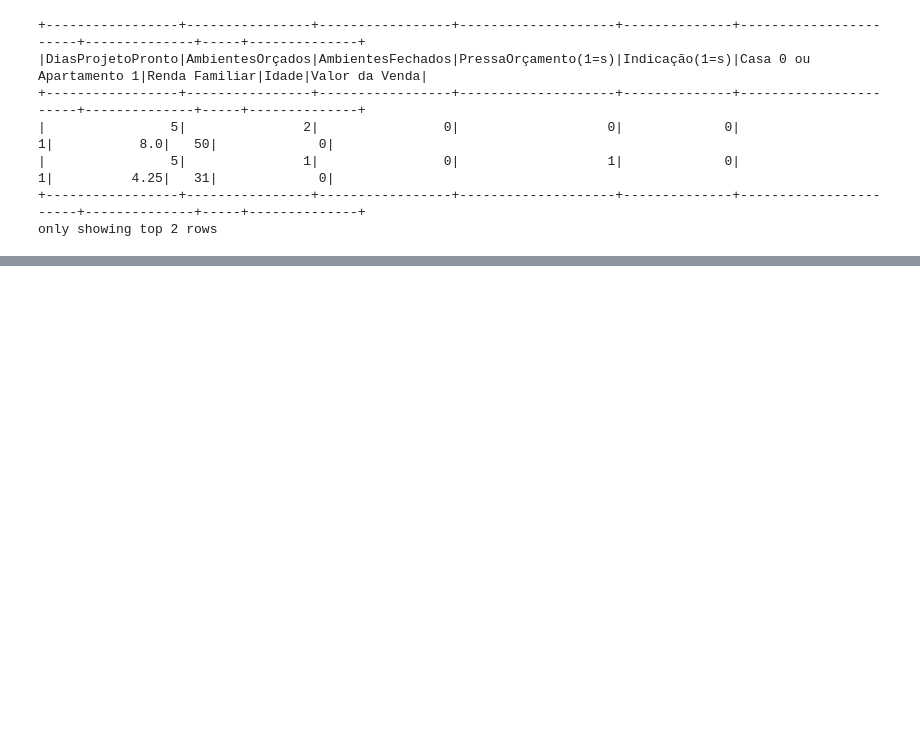
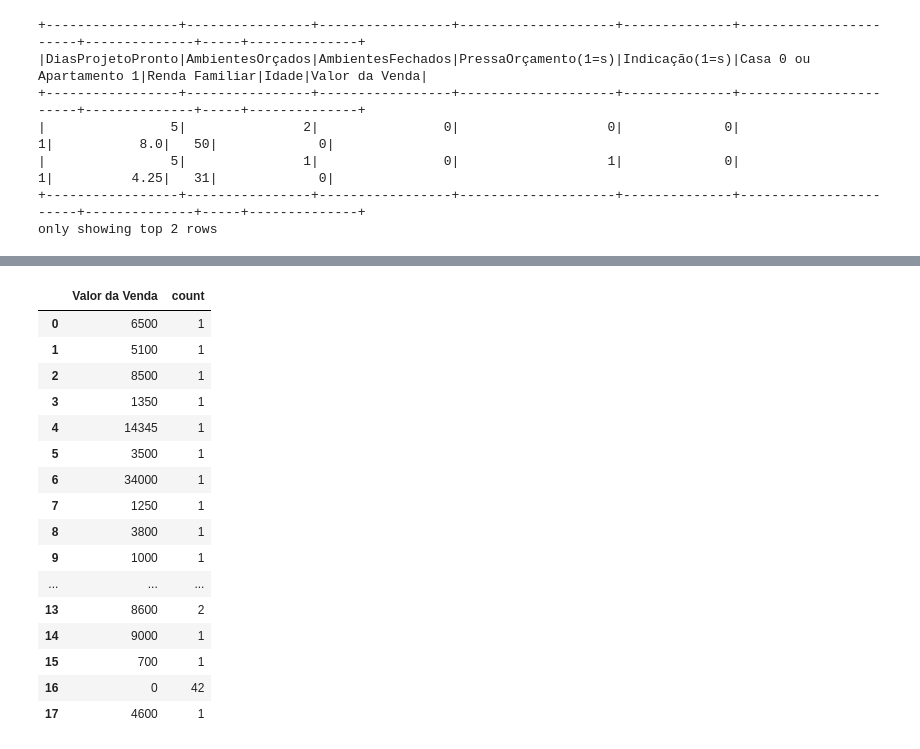
Before and after one commit to JoaoRudolf/BigDataClientes, a Jupyter notebook: Clientes.ipynb, the cells around one changed output, grey strips where cells are left out. Cells and saved outputs as stored; diff of their text form; code cells hidden in the pictures; blank space fills up the shorter version.

```diff
--- a/Clientes.ipynb
+++ b/Clientes.ipynb
@@ -34,0 +44,20 @@ only showing top 2 rows
+# %%
+df.groupby('Valor da Venda').count().toPandas()
+# %% [output]
+|  | Valor da Venda | count |
+| 0 | 6500 | 1 |
+| 1 | 5100 | 1 |
+| 2 | 8500 | 1 |
+| 3 | 1350 | 1 |
+| 4 | 14345 | 1 |
+| 5 | 3500 | 1 |
+| 6 | 34000 | 1 |
+| 7 | 1250 | 1 |
+| 8 | 3800 | 1 |
+| 9 | 1000 | 1 |
+| ... | ... | ... |
+| 13 | 8600 | 2 |
+| 14 | 9000 | 1 |
+| 15 | 700 | 1 |
+| 16 | 0 | 42 |
+| 17 | 4600 | 1 |
```
Also changed, not shown: parts of 3 cells of this notebook.
